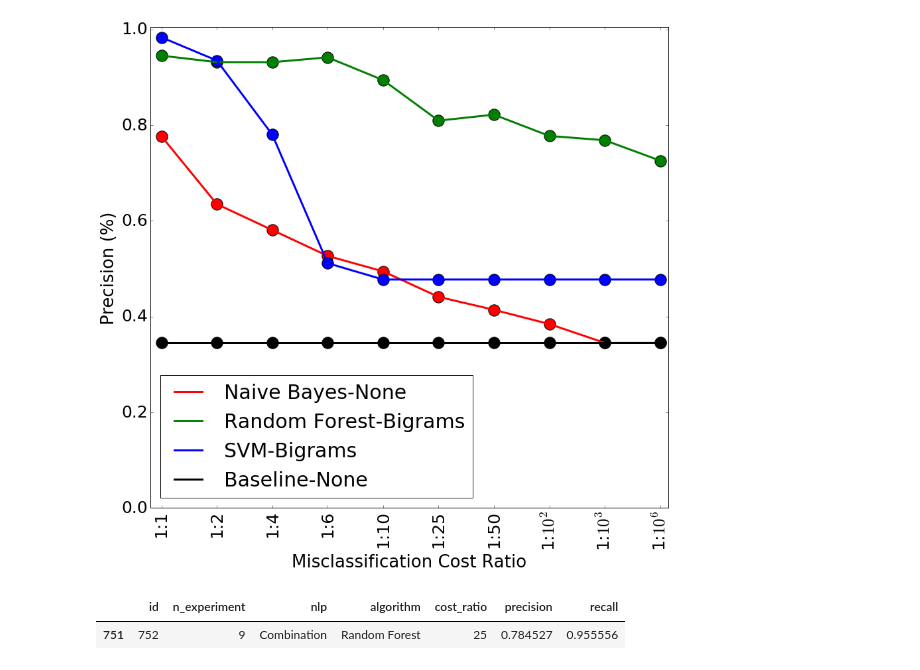
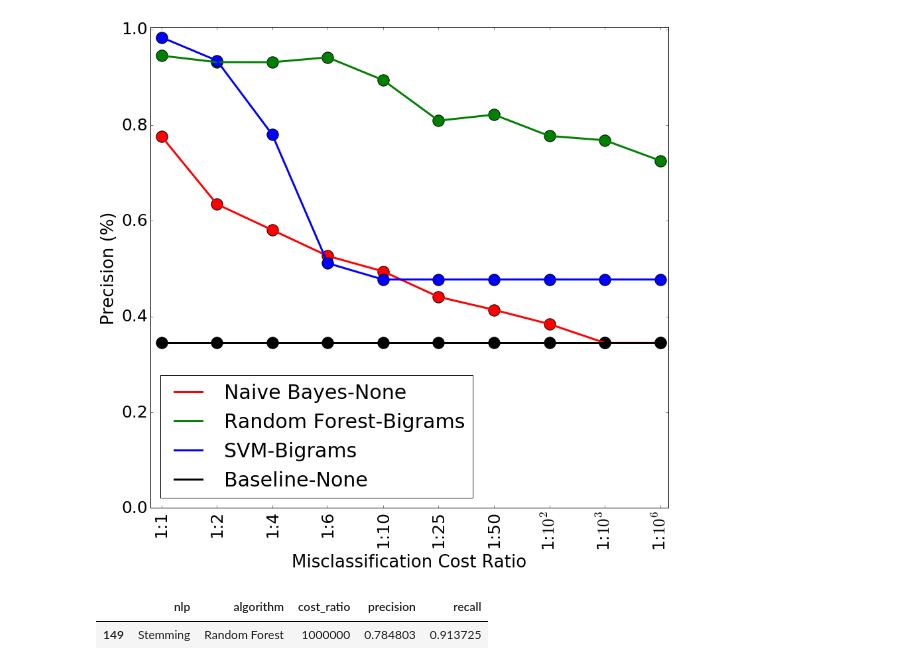
Before and after one commit to borjaeg/thete, a Jupyter notebook: Paper-Analysis.ipynb, the cells around one changed output. Saved outputs shown, nothing was run; the diff lists cells and outputs as text; code cells hidden in the pictures.

```diff
--- a/Paper-Analysis.ipynb
+++ b/Paper-Analysis.ipynb
@@ -127,11 +109,11 @@ plot_image(axis_costs, precisions, title="RECALL", ylim = [0., 1.005],
 [figure]
 # %%
 algorithm = "Random Forest"
-nlp = "Combination"
+nlp = "Stemming"
 important_metric = "recall"
 
 conf_data = data.loc[(data["algorithm"] == algorithm) & (data["nlp"] == nlp)]
 conf_data[conf_data["recall"] == conf_data["recall"].max()]
 # %% [output]
-|  | id | n_experiment | nlp | algorithm | cost_ratio | precision | recall |
-| 751 | 752 | 9 | Combination | Random Forest | 25 | 0.784527 | 0.955556 |
+|  | nlp | algorithm | cost_ratio | precision | recall |
+| 149 | Stemming | Random Forest | 1000000 | 0.784803 | 0.913725 |
```
Also changed, not shown: parts of 11 cells of this notebook, 1 other file.
